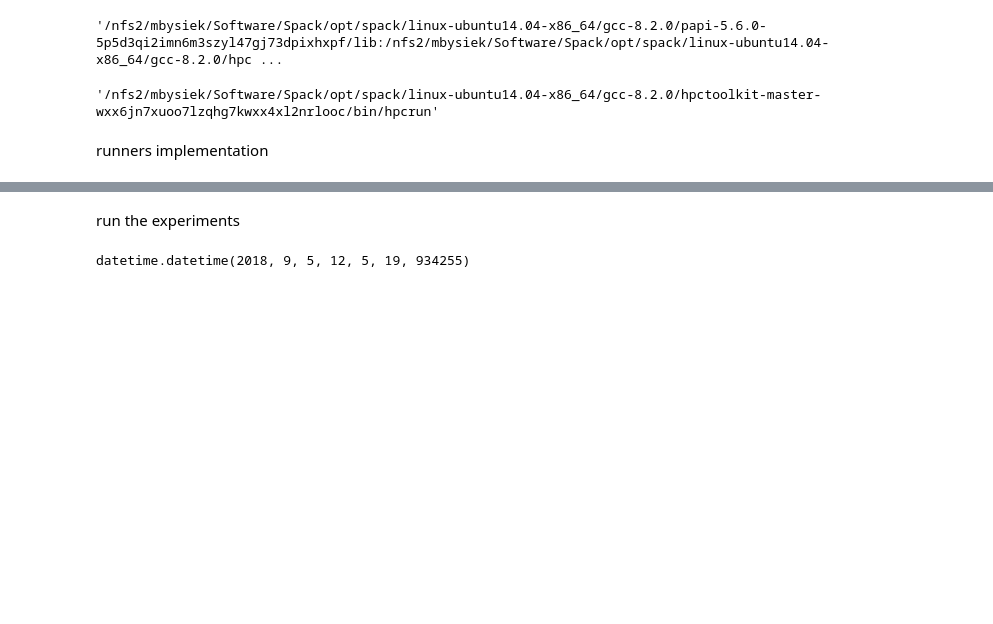
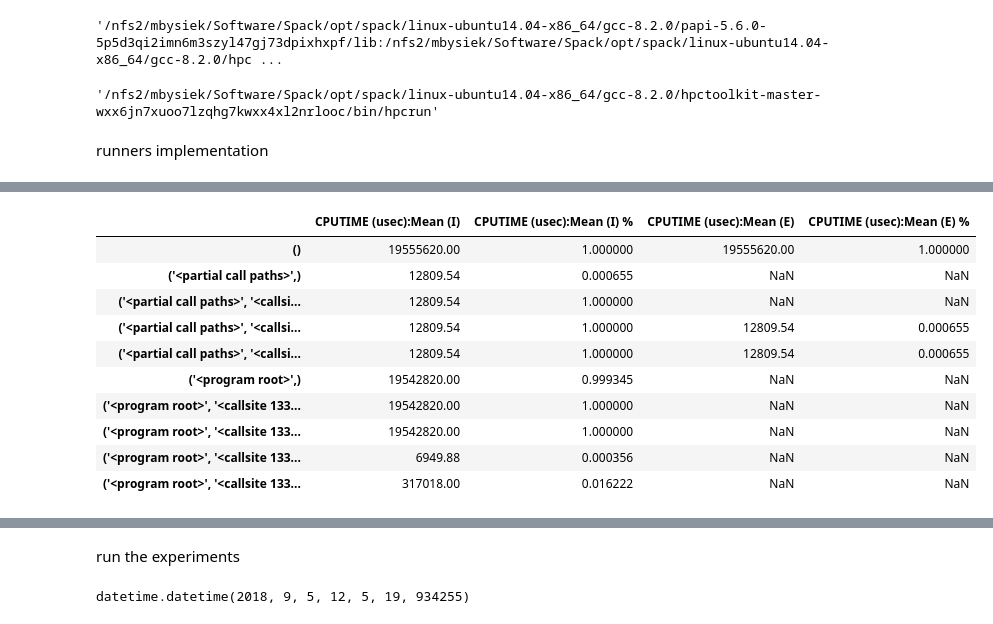
Before and after one commit to mbdevpl/docker-transpyle-flash, a Jupyter notebook: profile_flash.ipynb, the cells around one changed output, grey strips where cells are left out. Cells and saved outputs as stored; diff of their text form; code cells hidden in the pictures; blank space fills up the shorter version.

```diff
--- a/profile_flash.ipynb
+++ b/profile_flash.ipynb
@@ -171,0 +227,14 @@ def profile_db_path(date=None, *, test_name) -> pathlib.Path:
+# %%
+df.compact[:10]
+# %% [output]
+|  | CPUTIME (usec):Mean (I) | CPUTIME (usec):Mean (I) % | CPUTIME (usec):Mean (E) | CPUTIME (usec):Mean (E) % |
+| () | 19555620.00 | 1.000000 | 19555620.00 | 1.000000 |
+| ('<partial call paths>',) | 12809.54 | 0.000655 | NaN | NaN |
+| ('<partial call paths>', '<callsi... | 12809.54 | 1.000000 | NaN | NaN |
+| ('<partial call paths>', '<callsi... | 12809.54 | 1.000000 | 12809.54 | 0.000655 |
+| ('<partial call paths>', '<callsi... | 12809.54 | 1.000000 | 12809.54 | 0.000655 |
+| ('<program root>',) | 19542820.00 | 0.999345 | NaN | NaN |
+| ('<program root>', '<callsite 133... | 19542820.00 | 1.000000 | NaN | NaN |
+| ('<program root>', '<callsite 133... | 19542820.00 | 1.000000 | NaN | NaN |
+| ('<program root>', '<callsite 133... | 6949.88 | 0.000356 | NaN | NaN |
+| ('<program root>', '<callsite 133... | 317018.00 | 0.016222 | NaN | NaN |
```
Also changed, not shown: parts of 19 cells of this notebook, 1 other file.
